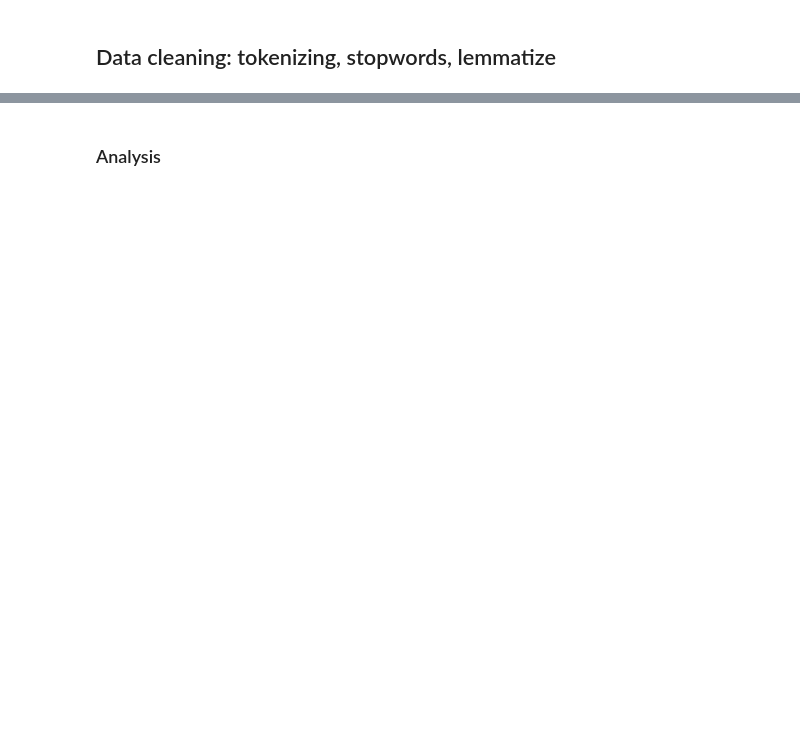
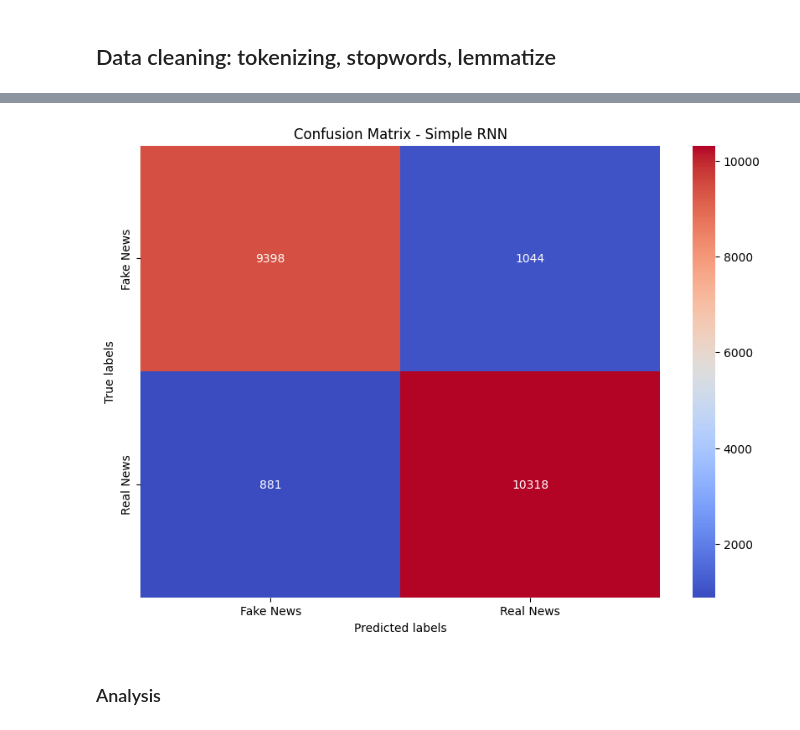
Before and after one commit to namrata1104/Fake_news_detection, a Jupyter notebook: notebooks/fakenews-jarrod.ipynb, the cells around one changed output, grey strips where cells are left out. Saved outputs shown, nothing was run; the diff lists cells and outputs as text; code cells hidden in the pictures; blank space fills up the shorter version.

```diff
--- a/notebooks/fakenews-jarrod.ipynb
+++ b/notebooks/fakenews-jarrod.ipynb
@@ -264,0 +133,3 @@ data.head(10)
+# %%
+# Split the data into training and testing sets
+X_train, X_test, y_train, y_test = train_test_split(X_padded, y, test_size=0.3, random_state=42)
@@ -264,0 +138,14 @@ data.head(10)
+# %%
+# Instantiate model
+rnn_model_1 = Sequential()
+# Add an embedding layer to convert words to dense vectors
+rnn_model_1.add(Embedding(input_dim=5000, output_dim=128))
+# Add a simple RNN layer
+rnn_model_1.add(SimpleRNN(units=128, return_sequences=False))
+# Add a dropout layer to prevent overfitting
+rnn_model_1.add(Dropout(rate=0.2))
+# Add a dense output layer with sigmoid activation for binary classification
+rnn_model_1.add(Dense(units=1, activation='sigmoid'))
+
+# Compile the model with Adam optimizer and binary cross-entropy loss
+rnn_model_1.compile(optimizer=Adam(), loss='binary_crossentropy', metrics=['accuracy'])
@@ -264,0 +154,3 @@ data.head(10)
+# %%
+# Train the model
+rnn_model_1.fit(X_train, y_train, epochs=5, batch_size=64, validation_data=(X_test, y_test))
@@ -264,0 +180,5 @@ data.head(10)
+# %%
+# Generate predictions
+y_pred_prob = rnn_model_1.predict(X_test)
+# Convert probabs to 0 or 1
+y_pred = (y_pred_prob > 0.5).astype(int)
@@ -265,2 +219,20 @@ data.head(10)
+# %%
+# Plot the confusion matrix
+plt.figure(figsize=(10, 7))
+ax = sns.heatmap(cm, annot=True, fmt="d", cmap="coolwarm", cbar=True)
+
+# Set axis labels and title
+ax.set_xlabel('Predicted labels')
+ax.set_ylabel('True labels')
+ax.set_title('Confusion Matrix - Simple RNN')
+
+# Set custom tick labels
+ax.xaxis.set_ticklabels(['Fake News', 'Real News'])
+ax.yaxis.set_ticklabels(['Fake News', 'Real News'])
+
+# Show the plot
+plt.show()
+# %% [output]
+[figure, added]
 # %% [markdown]
 ### Analysis
```
Also changed, not shown: parts of 62 cells of this notebook.
